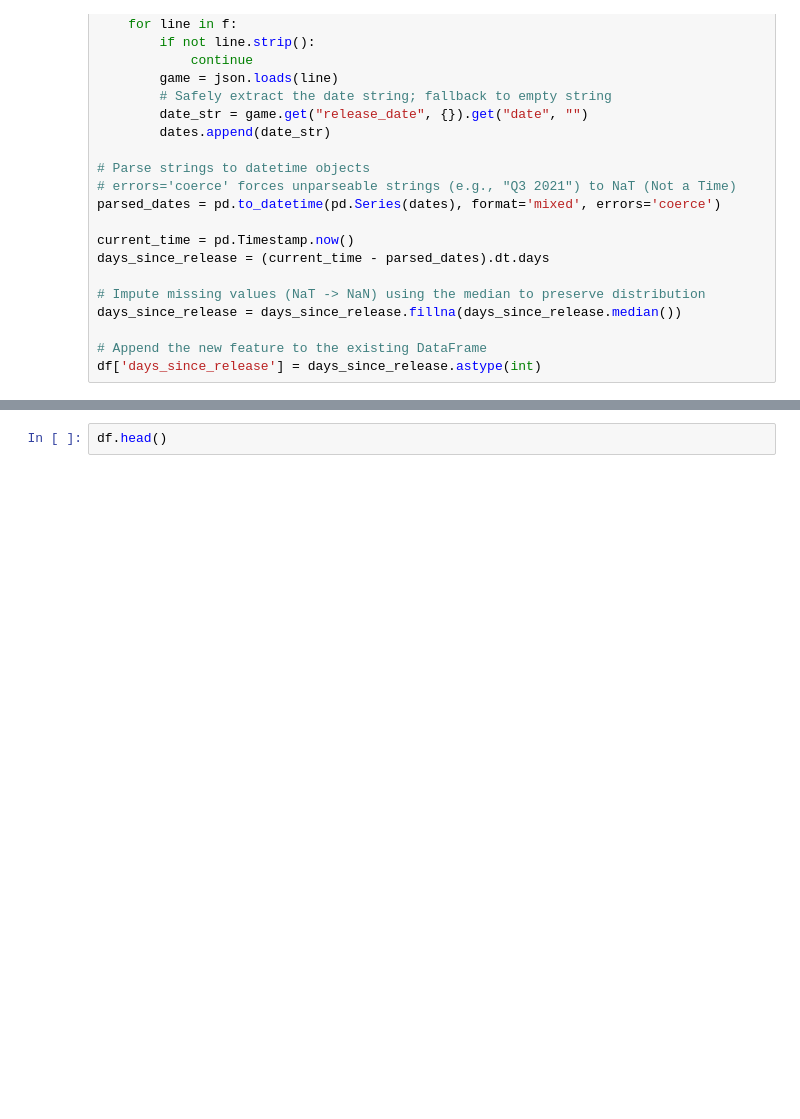
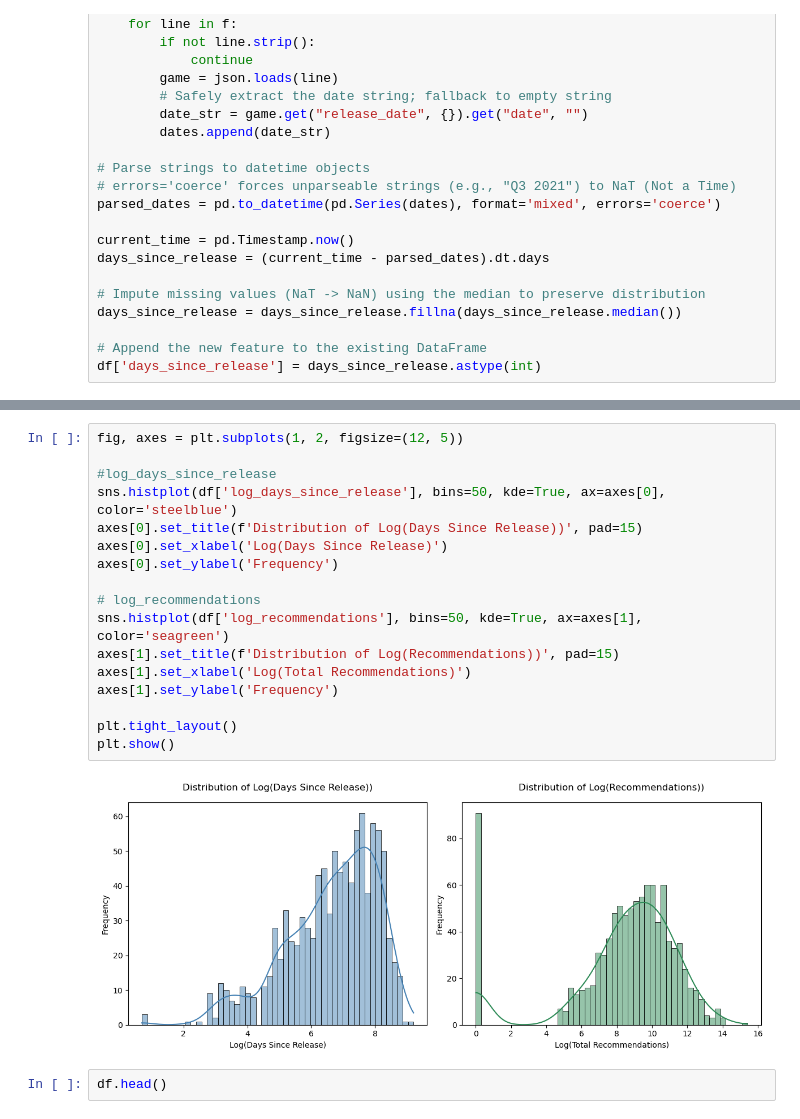
Before and after one commit to Cordieriteee/sta141b-final-project, a Jupyter notebook: part1/part1.ipynb, the cells around one changed output, grey strips where cells are left out. Cells and saved outputs as stored; diff of their text form; blank space fills up the shorter version.

```diff
--- a/part1/part1.ipynb
+++ b/part1/part1.ipynb
@@ -313,3 +380,22 @@ Name: log_recommendations, dtype: float64
+# %%
+fig, axes = plt.subplots(1, 2, figsize=(12, 5))
+
+#log_days_since_release
+sns.histplot(df['log_days_since_release'], bins=50, kde=True, ax=axes[0], color='steelblue')
+axes[0].set_title(f'Distribution of Log(Days Since Release))', pad=15)
+axes[0].set_xlabel('Log(Days Since Release)')
+axes[0].set_ylabel('Frequency')
+
+# log_recommendations
+sns.histplot(df['log_recommendations'], bins=50, kde=True, ax=axes[1], color='seagreen')
+axes[1].set_title(f'Distribution of Log(Recommendations))', pad=15)
+axes[1].set_xlabel('Log(Total Recommendations)')
+axes[1].set_ylabel('Frequency')
+
+plt.tight_layout()
+plt.show()
+# %% [output]
+[figure, added]
 # %%
 df.head()
 # %% [output]
```
Also changed, not shown: parts of 26 cells of this notebook.
